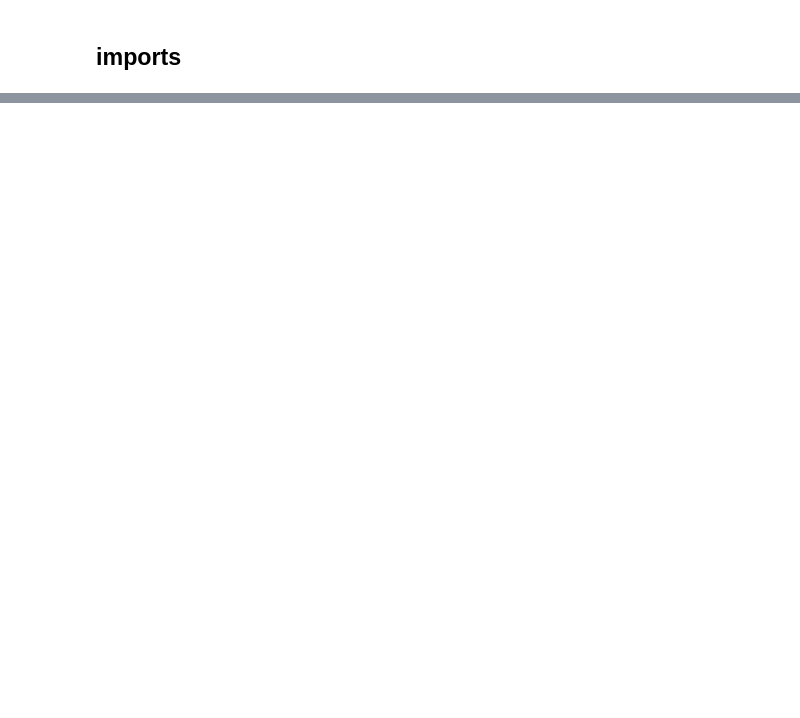
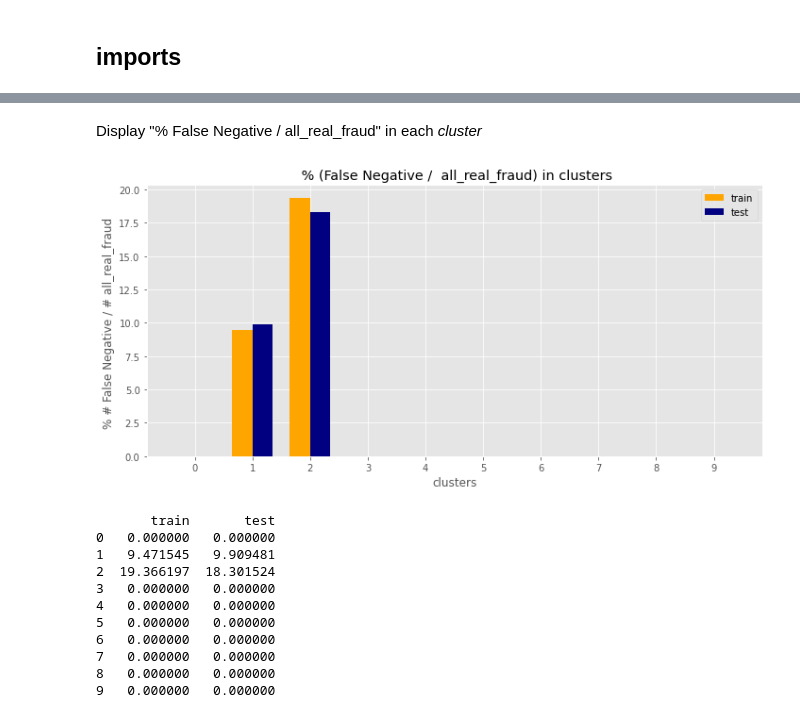
Before and after one commit to navid-finra/finra2, a Jupyter notebook: imp/finra.ipynb, the cells around one changed output, grey strips where cells are left out. Drawn from its saved outputs; the diff is of its cells as text; code cells hidden in the pictures; blank space fills up the shorter version.

```diff
--- a/imp/finra.ipynb
+++ b/imp/finra.ipynb
@@ -598,0 +106,29 @@ plt.show()
+# %%
+x_all = pd.concat([x_train, x_test], axis=0).reset_index(drop = True)
+cluster = 10
+data = np.array(x_all).reshape(-1, x_all.shape[1])
+km = KMeans(n_clusters = 10, init = 'k-means++', max_iter = 300, n_init = 10, random_state = 42)
+x_all['cluster_group'] = km.fit_predict(data).tolist()
+train_df['cluster_group'] = x_all['cluster_group'][:len(x_train)].reset_index(drop = True)
+test_df['cluster_group'] = x_all['cluster_group'][len(x_train):].reset_index(drop = True)
+train_fraud = []
+test_fraud = []
+for i in range(cluster):
+    df_1 = train_df[train_df['cluster_group']==i]
+    train_fraud.append(100*sum(df_1.target)/sum(train_df.target))
+for i in range(cluster):
+    df_1 = test_df[test_df['cluster_group']==i]
+    test_fraud.append(100*sum(df_1.target)/sum(test_df.target))
+fig, ax = plt.subplots(figsize = (10, 5))
+index = np.arange(10)
+bar_width = 0.35
+rects1 = plt.bar(index, train_fraud, bar_width, color='orange', label='train')
+rects2 = plt.bar(index + bar_width, test_fraud, bar_width, color='navy',label='test')
+plt.xlabel('clusters')
+plt.ylabel('% frauds ')
+plt.title('Frauds in train&test clusters')
+plt.xticks(index + 0.5*bar_width, ('0', '1', '2', '3', '4', '5', '6', '7', '8', '9'))
+plt.legend()
+plt.tight_layout()
+plt.show()
+print(pd.DataFrame({'% train_frauds' : train_fraud, '%test_frauds' : test_fraud}))
@@ -598,0 +249,29 @@ plt.show()
+# %% [markdown]
+Display "% False Negative /  all_real_fraud" in each *cluster*
+# %%
+fig, ax = plt.subplots(figsize = (10, 5))
+index = np.arange(10)
+bar_width = 0.35
+rects1 = plt.bar(index, per_error_train, bar_width, color='orange', label='train')
+rects2 = plt.bar(index + bar_width, per_error_tset, bar_width, color='navy',label='test')
+plt.xlabel('clusters')
+plt.ylabel('% # False Negative / # all_real_fraud ')
+plt.title(' % (False Negative /  all_real_fraud) in clusters')
+plt.xticks(index + 0.5*bar_width, ('0', '1', '2', '3', '4', '5', '6', '7', '8', '9'))
+plt.legend()
+plt.tight_layout()
+plt.show()
+print(pd.DataFrame({'train' : per_error_train, 'test' : per_error_tset}))
+# %% [output]
+[figure, added]
+       train       test
+0   0.000000   0.000000
+1   9.471545   9.909481
+2  19.366197  18.301524
+3   0.000000   0.000000
+4   0.000000   0.000000
+5   0.000000   0.000000
+6   0.000000   0.000000
+7   0.000000   0.000000
+8   0.000000   0.000000
+9   0.000000   0.000000
```
Also changed, not shown: parts of 53 cells of this notebook.
